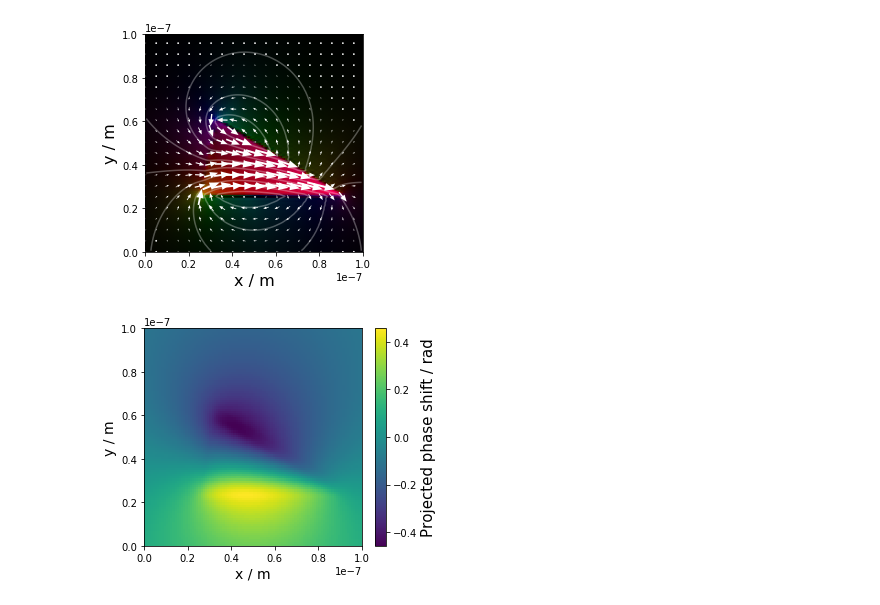
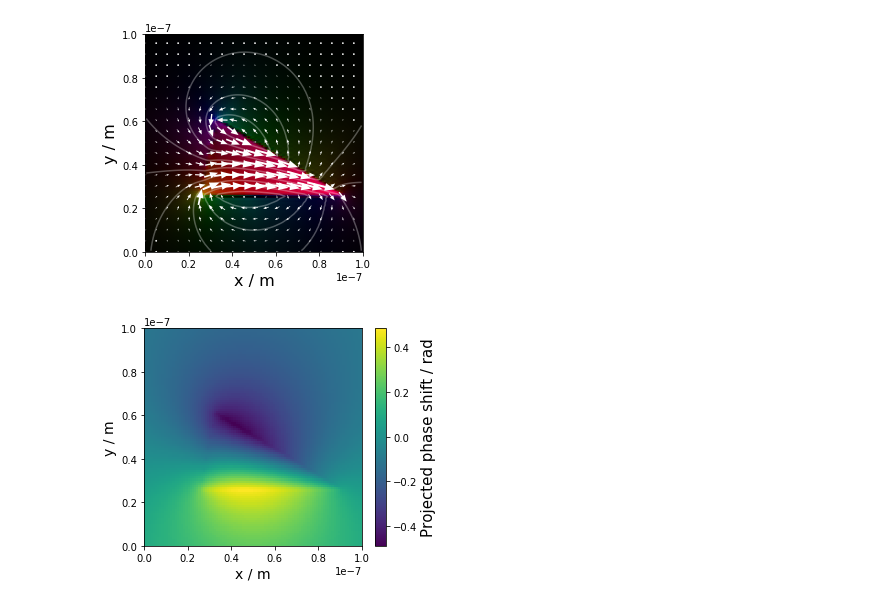
Before and after one commit to grlewis333/phd-work, a Jupyter notebook: multi-axis-tomo/magnetic_reconstructions.ipynb, the cells around one changed output. Saved outputs shown, nothing was run; the diff lists cells and outputs as text; code cells hidden in the pictures.

```diff
--- a/multi-axis-tomo/magnetic_reconstructions.ipynb
+++ b/multi-axis-tomo/magnetic_reconstructions.ipynb
@@ -143,11 +153,12 @@ ma.plot_2d_B(bx,by,mesh_params=mesh_params,phase=phase,B_contour=False)
 [figure]
 # %%
 # Generate phase projection data
-angles_x = ma.generate_angles(mode='x',n_tilt=10)
-angles_y = ma.generate_angles(mode='y',n_tilt=10)
+MX,MY,MZ,mesh_params=ma.Magnetic_Phantom.tri_pris()
+angles_x = ma.generate_angles(mode='x',n_tilt=13,alpha=90)
+angles_y = ma.generate_angles(mode='y',n_tilt=13,beta=90,tilt2='beta')
 phases_x = generate_phase_data(MX,MY,MZ,angles_x,mesh_params=mesh_params)
 phases_y = generate_phase_data(MX,MY,MZ,angles_y,mesh_params=mesh_params)
 # %%
-ma.plot_phase_proj(phases_x[:,5,:],mesh_params=mesh_params)
+ma.plot_phase_proj(phases_x[:,2,:],mesh_params=mesh_params)
 # %% [output]
-[figure, old version]
+[figure, new version]
```
Also changed, not shown: parts of 12 cells of this notebook, 3 other files.
